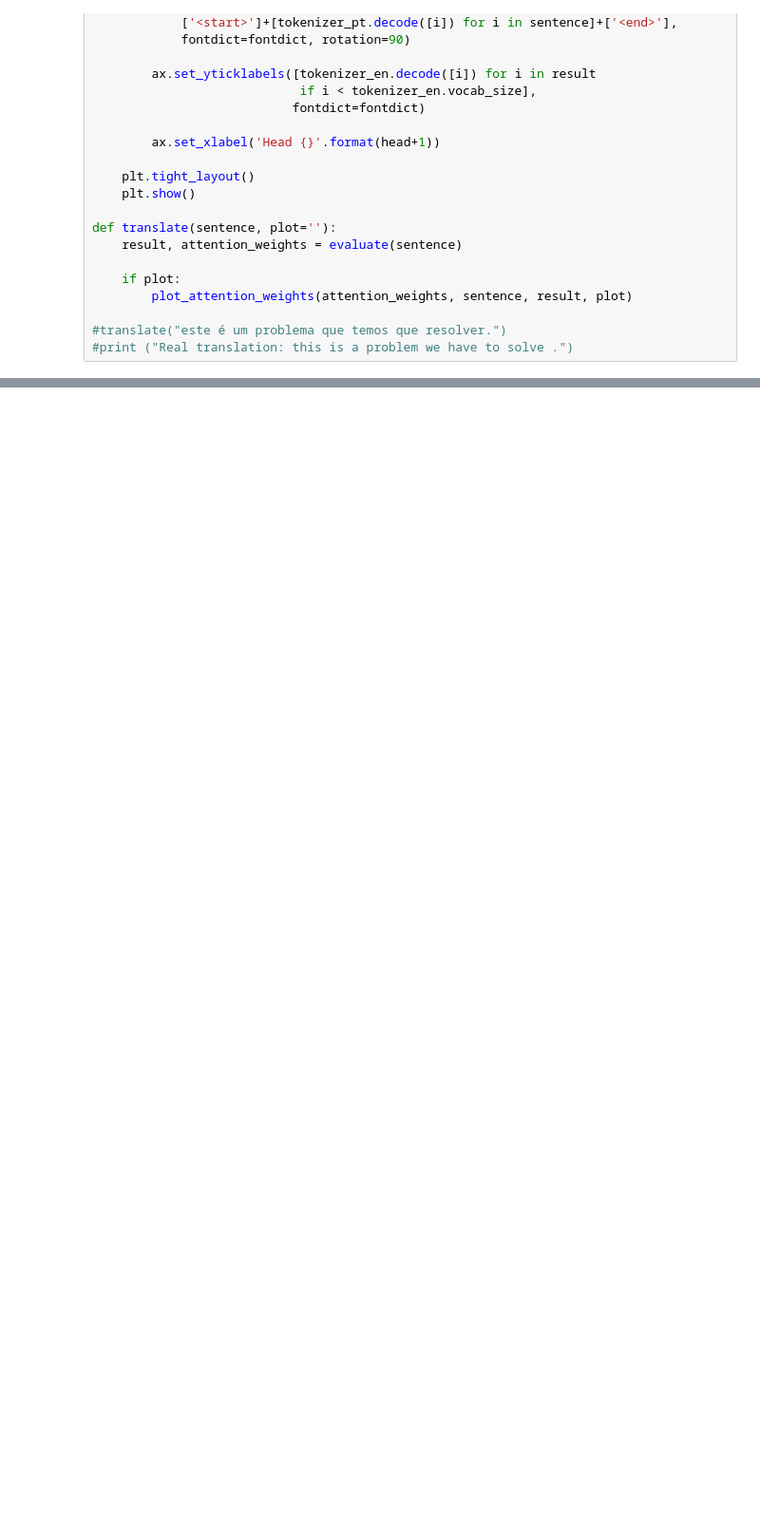
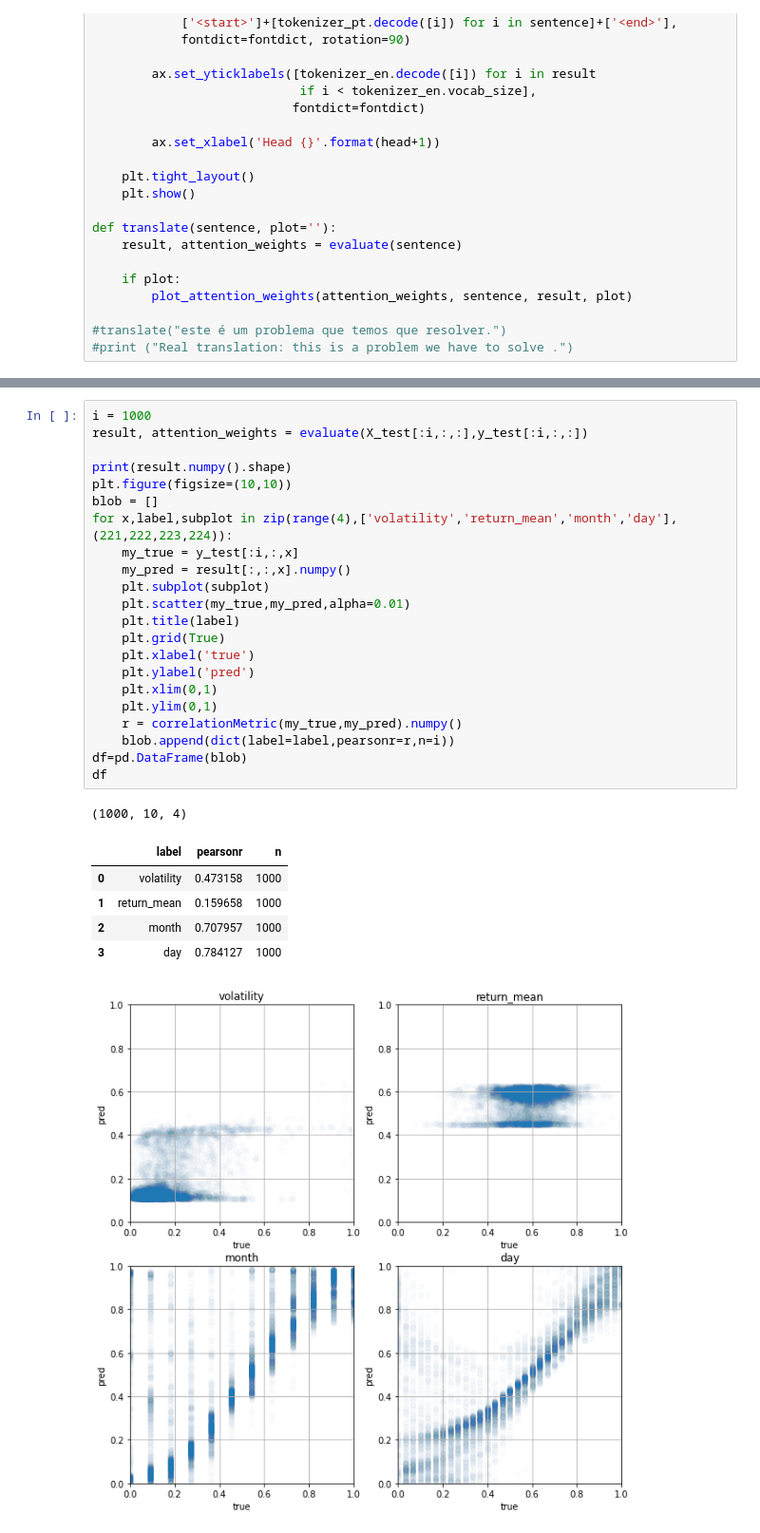
Before and after one commit to pangyuteng/public-misc, a Jupyter notebook: finance/ml/myeval.ipynb, the cells around one changed output, grey strips where cells are left out. Shown at 95% size. Cells and saved outputs as stored; diff of their text form; blank space fills up the shorter version.

```diff
--- a/finance/ml/myeval.ipynb
+++ b/finance/ml/myeval.ipynb
@@ -315,2 +350,32 @@ def translate(sentence, plot=''):
+# %%
+i = 1000
+result, attention_weights = evaluate(X_test[:i,:,:],y_test[:i,:,:])
+
+print(result.numpy().shape)
+plt.figure(figsize=(10,10))
+blob = []
+for x,label,subplot in zip(range(4),['volatility','return_mean','month','day'],(221,222,223,224)):
+    my_true = y_test[:i,:,x]
+    my_pred = result[:,:,x].numpy()
+    plt.subplot(subplot)
+    plt.scatter(my_true,my_pred,alpha=0.01)
+    plt.title(label)
+    plt.grid(True)
+    plt.xlabel('true')
+    plt.ylabel('pred')
+    plt.xlim(0,1)
+    plt.ylim(0,1)
+    r = correlationMetric(my_true,my_pred).numpy()
+    blob.append(dict(label=label,pearsonr=r,n=i))
+df=pd.DataFrame(blob)
+df
+# %% [output]
+(1000, 10, 4)
+|  | label | pearsonr | n |
+| 0 | volatility | 0.473158 | 1000 |
+| 1 | return_mean | 0.159658 | 1000 |
+| 2 | month | 0.707957 | 1000 |
+| 3 | day | 0.784127 | 1000 |
+[figure, added]
 # %%
 norm = False# True#
```
Also changed, not shown: parts of 12 cells of this notebook, 2 other files.
